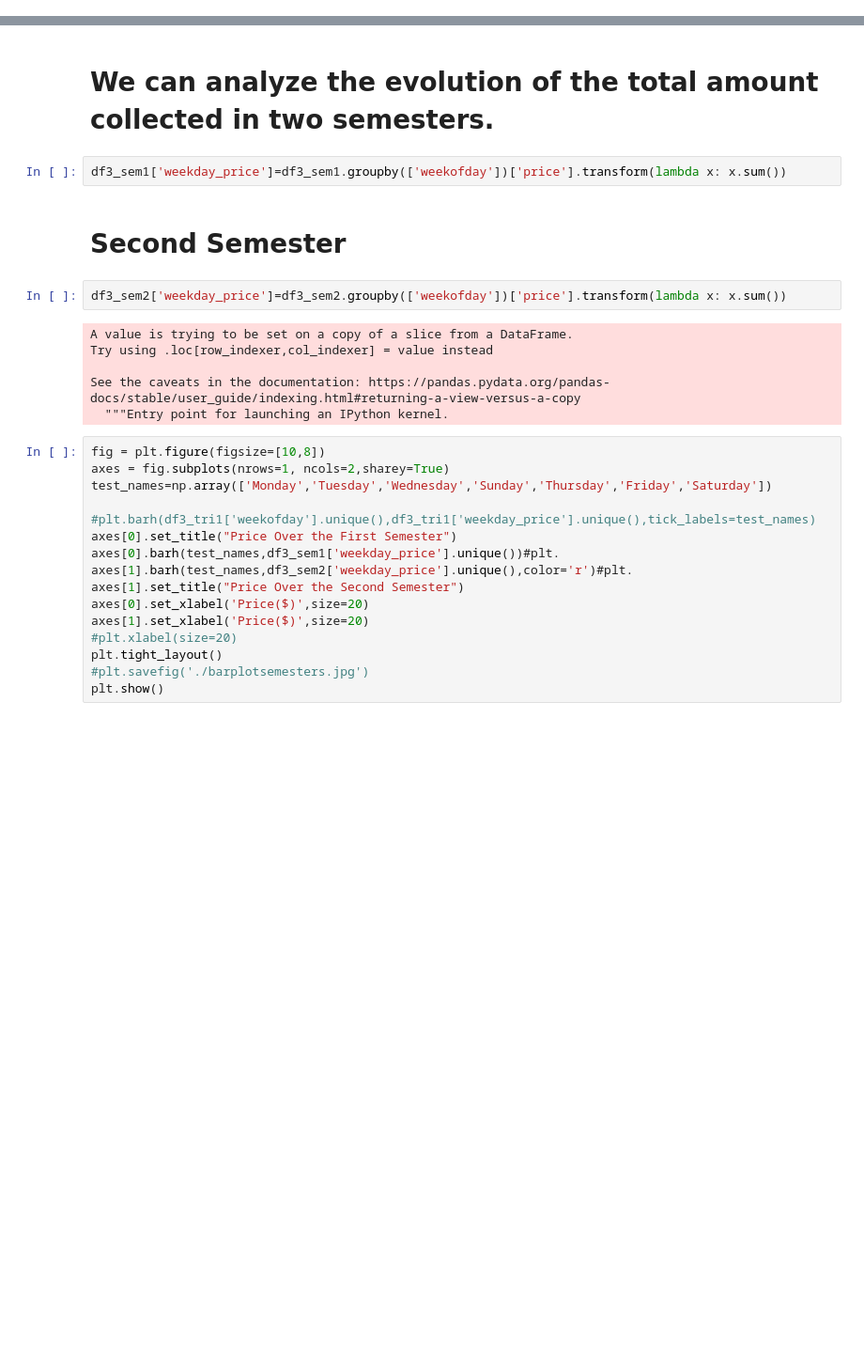
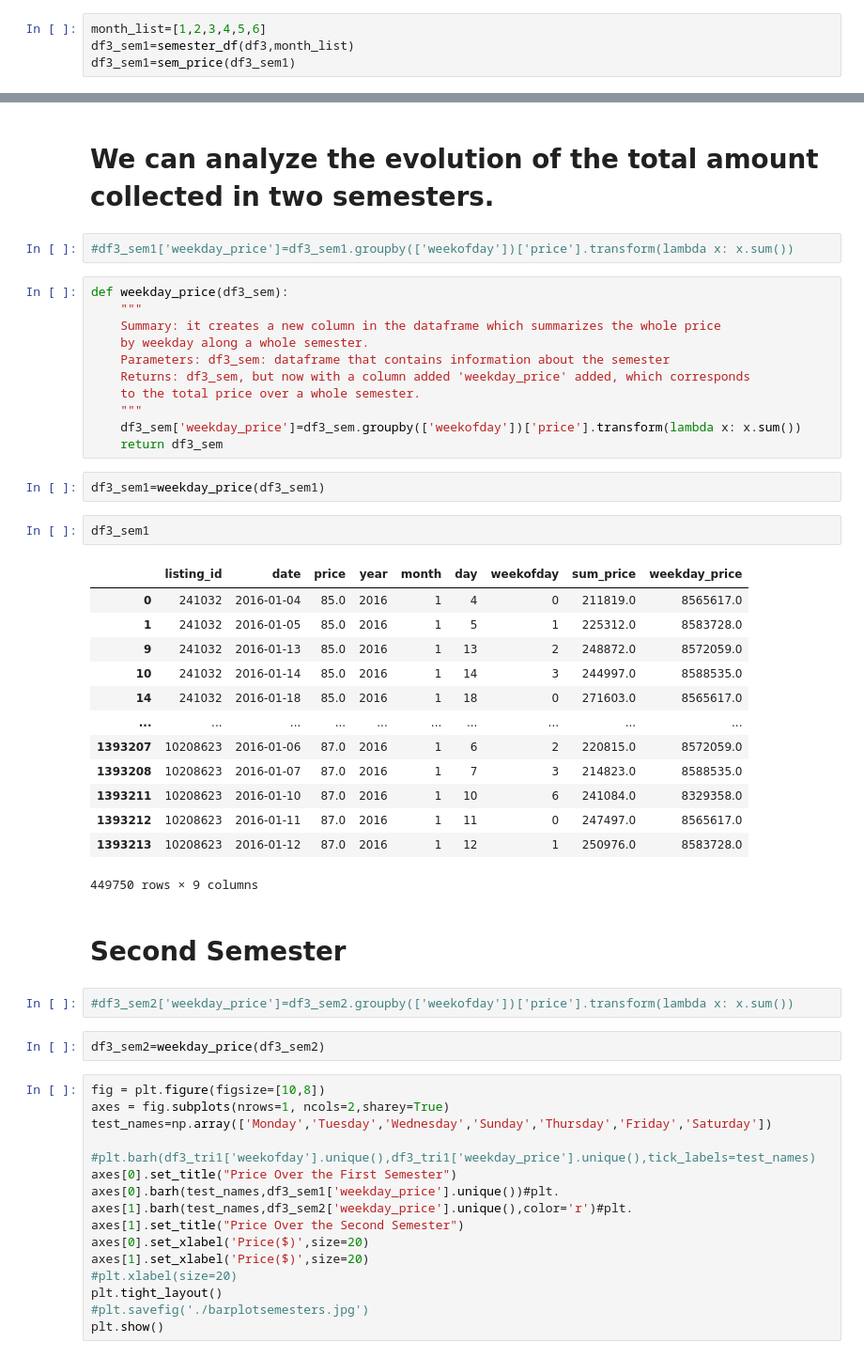
Before and after one commit to vzeizer/DS_ND_BLOG, a Jupyter notebook: airbnb_seatle_version1.ipynb, the cells around one changed output, grey strips where cells are left out. Shown: that part at 94% size. Saved outputs shown, nothing was run; the diff lists cells and outputs as text; blank space fills up the shorter version.

```diff
--- a/airbnb_seatle_version1.ipynb
+++ b/airbnb_seatle_version1.ipynb
@@ -204,0 +240,4 @@ See the caveats in the documentation: https://pandas.pydata.org/pandas-docs/stab
+# %%
+month_list=[1,2,3,4,5,6]
+df3_sem1=semester_df(df3,month_list)
+df3_sem1=sem_price(df3_sem1)
@@ -222,17 +285,42 @@ In the first semester, it can be clearly be seen a trend of quadratic increase o
 # %% [markdown]
 # We can analyze the evolution of the total amount collected in two semesters.
 # %%
-df3_sem1['weekday_price']=df3_sem1.groupby(['weekofday'])['price'].transform(lambda x: x.sum())
+#df3_sem1['weekday_price']=df3_sem1.groupby(['weekofday'])['price'].transform(lambda x: x.sum())
+# %%
+def weekday_price(df3_sem):
+    """
+    Summary: it creates a new column in the dataframe which summarizes the whole price
+    by weekday along a whole semester.
+    Parameters: df3_sem: dataframe that contains information about the semester
+    Returns: df3_sem, but now with a column added 'weekday_price' added, which corresponds
+    to the total price over a whole semester.
+    """
+    df3_sem['weekday_price']=df3_sem.groupby(['weekofday'])['price'].transform(lambda x: x.sum())
+    return df3_sem
+# %%
+df3_sem1=weekday_price(df3_sem1)
+# %%
+df3_sem1
+# %% [output]
+|  | listing_id | date | price | year | month | day | weekofday | sum_price | weekday_price |
+| 0 | 241032 | 2016-01-04 | 85.0 | 2016 | 1 | 4 | 0 | 211819.0 | 8565617.0 |
+| 1 | 241032 | 2016-01-05 | 85.0 | 2016 | 1 | 5 | 1 | 225312.0 | 8583728.0 |
+| 9 | 241032 | 2016-01-13 | 85.0 | 2016 | 1 | 13 | 2 | 248872.0 | 8572059.0 |
+| 10 | 241032 | 2016-01-14 | 85.0 | 2016 | 1 | 14 | 3 | 244997.0 | 8588535.0 |
+| 14 | 241032 | 2016-01-18 | 85.0 | 2016 | 1 | 18 | 0 | 271603.0 | 8565617.0 |
+| ... | ... | ... | ... | ... | ... | ... | ... | ... | ... |
+| 1393207 | 10208623 | 2016-01-06 | 87.0 | 2016 | 1 | 6 | 2 | 220815.0 | 8572059.0 |
+| 1393208 | 10208623 | 2016-01-07 | 87.0 | 2016 | 1 | 7 | 3 | 214823.0 | 8588535.0 |
+| 1393211 | 10208623 | 2016-01-10 | 87.0 | 2016 | 1 | 10 | 6 | 241084.0 | 8329358.0 |
+| 1393212 | 10208623 | 2016-01-11 | 87.0 | 2016 | 1 | 11 | 0 | 247497.0 | 8565617.0 |
+| 1393213 | 10208623 | 2016-01-12 | 87.0 | 2016 | 1 | 12 | 1 | 250976.0 | 8583728.0 |
+449750 rows × 9 columns
 # %% [markdown]
 # Second Semester
 # %%
-df3_sem2['weekday_price']=df3_sem2.groupby(['weekofday'])['price'].transform(lambda x: x.sum())
+#df3_sem2['weekday_price']=df3_sem2.groupby(['weekofday'])['price'].transform(lambda x: x.sum())
-# %% [output]
-A value is trying to be set on a copy of a slice from a DataFrame.
-Try using .loc[row_indexer,col_indexer] = value instead
-
-See the caveats in the documentation: https://pandas.pydata.org/pandas-docs/stable/user_guide/indexing.html#returning-a-view-versus-a-copy
-  """Entry point for launching an IPython kernel.
+# %%
+df3_sem2=weekday_price(df3_sem2)
 # %%
 fig = plt.figure(figsize=[10,8])
 axes = fig.subplots(nrows=1, ncols=2,sharey=True)
```
Also changed, not shown: parts of 38 cells of this notebook, 1 other file.
